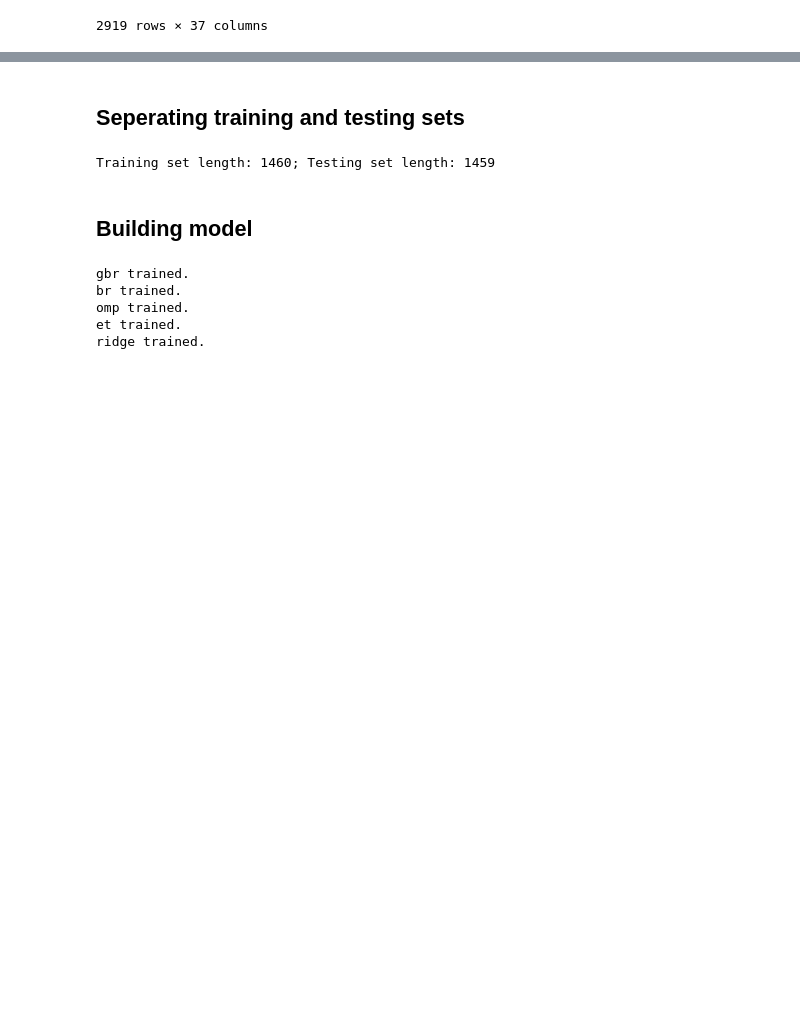
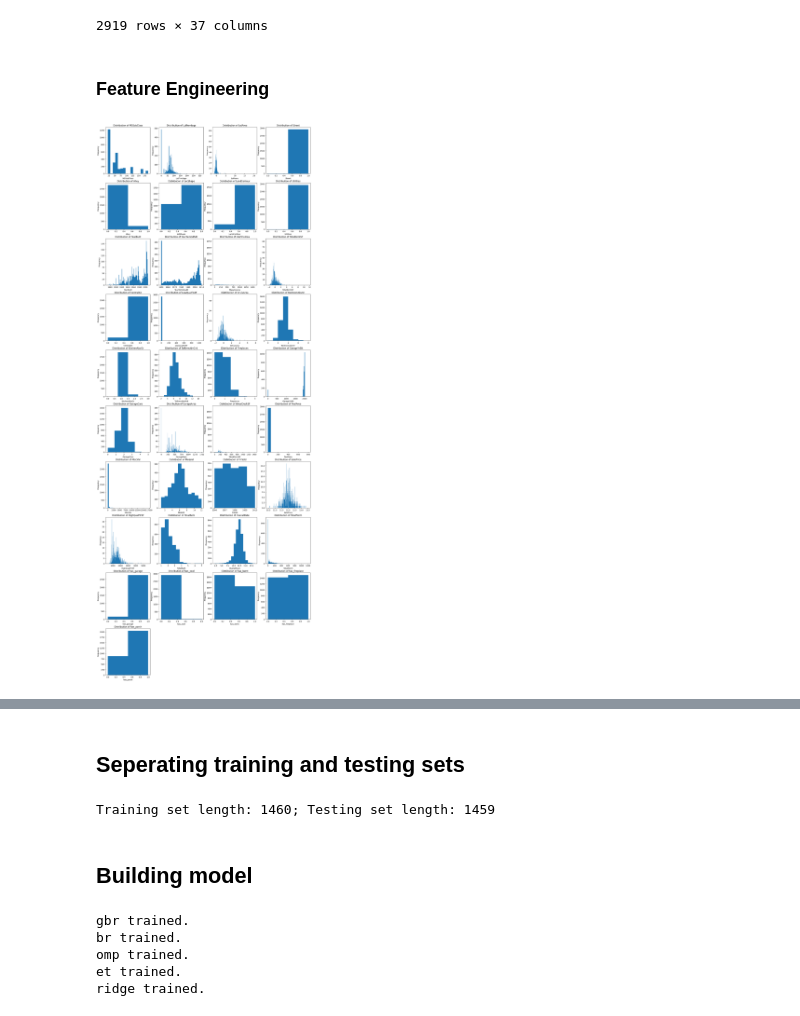
Before and after one commit to petermok-1213/house-price-regression, a Jupyter notebook: ipynb/random_forest_regression.ipynb, the cells around one changed output, grey strips where cells are left out. Drawn from its saved outputs; the diff is of its cells as text; code cells hidden in the pictures; blank space fills up the shorter version.

Commit message:
More feature engineering

```diff
--- a/ipynb/random_forest_regression.ipynb
+++ b/ipynb/random_forest_regression.ipynb
@@ -591,33 +611,30 @@ cleaned_set.loc[:, cat_cols]
 | 2917 | 4.0 | 4.0 | 0.0 | 11.0 | 2.0 | 2.0 | 0.0 | 6.0 | 1.0 | ... |
 | 2918 | 4.0 | 4.0 | 1.0 | 11.0 | 2.0 | 2.0 | 0.0 | 5.0 | 1.0 | ... |
 2919 rows × 37 columns
+# %% [markdown]
+### Feature Engineering
 # %%
+cleaned_set.drop(['BsmtFinSF1', 'BsmtFinSF2', 'BsmtUnfSF'], axis=1, inplace=True) # TotalBsmtSF includes all this info
+
 cleaned_set['HighQualFlrSF'] = cleaned_set['1stFlrSF'] + cleaned_set['2ndFlrSF']
+cleaned_set.drop(['1stFlrSF', '2ndFlrSF'], axis=1, inplace=True)
 
 cleaned_set['TotalBath'] = cleaned_set['FullBath'] + cleaned_set['HalfBath'] * 0.5 + cleaned_set['BsmtFullBath'] + cleaned_set['BsmtHalfBath'] * 0.5
+cleaned_set.drop(['FullBath', 'HalfBath', 'BsmtFullBath', 'BsmtHalfBath'], axis=1, inplace=True)
 
 cleaned_set['OverallRate'] = cleaned_set['OverallQual'] + cleaned_set['OverallCond']
+cleaned_set.drop(['OverallQual', 'OverallCond'], axis=1, inplace=True)
+
 cleaned_set['TotalPorch'] = cleaned_set['OpenPorchSF'] + cleaned_set['EnclosedPorch'] + cleaned_set['3SsnPorch'] + cleaned_set['ScreenPorch']
+cleaned_set.drop(['OpenPorchSF', 'EnclosedPorch', '3SsnPorch', 'ScreenPorch'], axis=1, inplace=True)
 
-cleaned_set['haspool'] = cleaned_set['PoolArea'].apply(lambda x: 1 if x > 0 else 0)
-cleaned_set['hasgarage'] = cleaned_set['GarageArea'].apply(lambda x: 1 if x > 0 else 0)
-cleaned_set['hasbsmt'] = cleaned_set['TotalBsmtSF'].apply(lambda x: 1 if x > 0 else 0)
-cleaned_set['hasfireplace'] = cleaned_set['Fireplaces'].apply(lambda x: 1 if x > 0 else 0)
-
-
-#Drop columns which have combined
-cleaned_set = cleaned_set.drop('1stFlrSF', axis=1)
-cleaned_set = cleaned_set.drop('2ndFlrSF', axis=1)
-
-cleaned_set = cleaned_set.drop('FullBath', axis=1)
-cleaned_set = cleaned_set.drop('HalfBath', axis=1)
-cleaned_set = cleaned_set.drop('BsmtFullBath', axis=1)
-cleaned_set = cleaned_set.drop('BsmtHalfBath', axis=1)
-
-cleaned_set = cleaned_set.drop('OverallQual', axis=1)
-cleaned_set = cleaned_set.drop('OverallCond', axis=1)
-
-cleaned_set = cleaned_set.drop('OpenPorchSF', axis=1)
-cleaned_set = cleaned_set.drop('EnclosedPorch', axis=1)
-cleaned_set = cleaned_set.drop('3SsnPorch', axis=1)
-cleaned_set = cleaned_set.drop('ScreenPorch', axis=1)
+cleaned_set['has_garage'] = cleaned_set['GarageArea'].apply(lambda x: 1 if x>0 else 0)
+cleaned_set['has_pool'] = cleaned_set['PoolArea'].apply(lambda x: 1 if x > 0 else 0)
+cleaned_set['has_bsmt'] = cleaned_set['TotalBsmtSF'].apply(lambda x: 1 if x > 0 else 0)
+cleaned_set['has_fireplace'] = cleaned_set['Fireplaces'].apply(lambda x: 1 if x > 0 else 0)
+cleaned_set['has_porch'] = cleaned_set['TotalPorch'].apply(lambda x: 1 if x > 0 else 0)
+# %%
+num_features = cleaned_set.select_dtypes(include=['number']).columns.drop(['Id', 'index'])
+plot_dfs(num_features)
+# %% [output]
+[figure, added]
```
Also changed, not shown: parts of 12 cells of this notebook.
